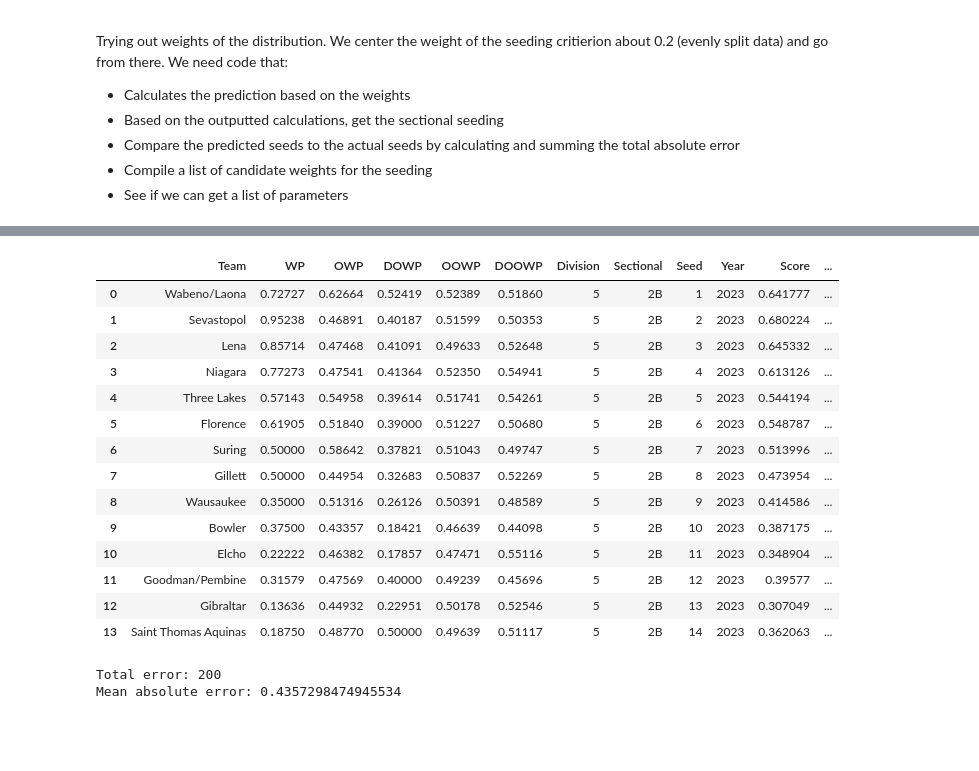
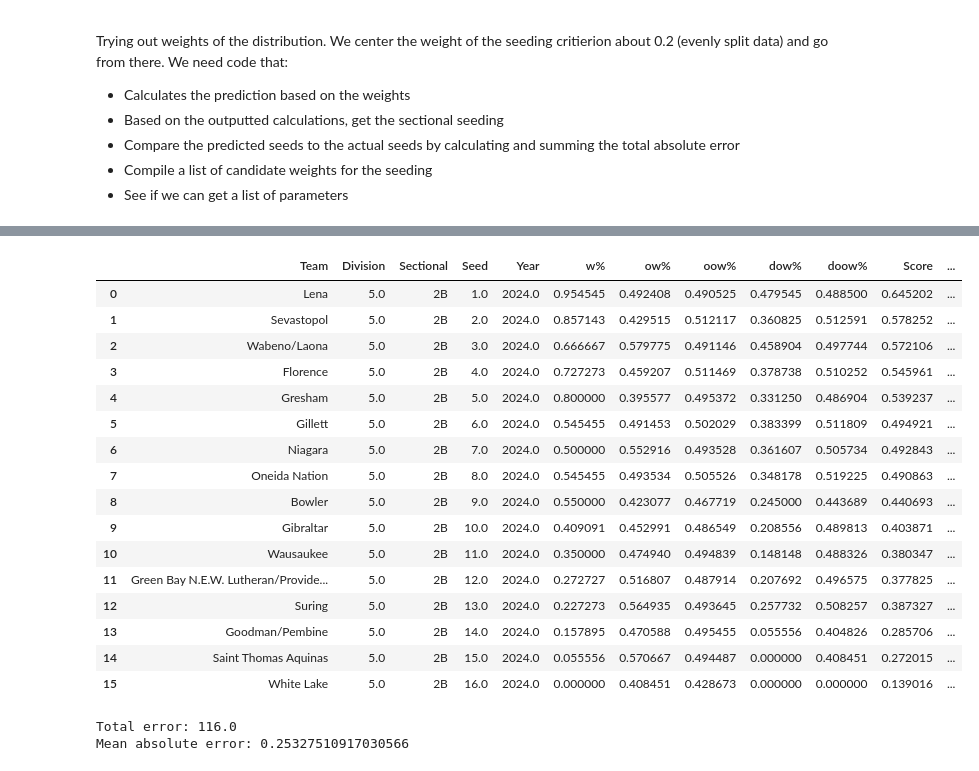
Before and after one commit to edebroux/gibraltar_basketball, a Jupyter notebook: wiaaWebscrape/seeding_models.ipynb, the cells around one changed output, grey strips where cells are left out. Cells and saved outputs as stored; diff of their text form; code cells hidden in the pictures; blank space fills up the shorter version.

```diff
--- a/wiaaWebscrape/seeding_models.ipynb
+++ b/wiaaWebscrape/seeding_models.ipynb
@@ -238,0 +79,3 @@ weights = np.random.dirichlet(np.array([0.45, 0.40, 0.05, 0.05, 0.05]), size=100
+# %%
+wiaa24_so = wiaa24[wiaa24["Seed"].isnull() == False].reset_index(drop=True)
+wiaa24_so.head(10)
@@ -239,3 +230,5 @@ weights = np.random.dirichlet(np.array([0.45, 0.40, 0.05, 0.05, 0.05]), size=100
+# %%
+weights = np.random.dirichlet(np.array([0.2, 0.2, 0.2, 0.2, 0.2]), size=100000)
 # %%
 weights_df = pd.DataFrame(weights).rename(columns={
     0: "w1",
@@ -269,3 +262,9 @@ Trying out weights of the distribution. We center the weight of the seeding crit
 - Compare the predicted seeds to the actual seeds by calculating and summing the total absolute error
 - Compile a list of candidate weights for the seeding
 - See if we can get a list of parameters
+# %%
+# Create a few empty columns with the predictions
+wiaa24_so["Score"] = [None] * len(wiaa24_so)
+wiaa24_so["Predicted_Seed"] = [None] * len(wiaa24_so)
+wiaa24_so["Error"] = [None] * len(wiaa24_so)
+wiaa24_so.head()
@@ -333,18 +363,18 @@ array([0.4742103 , 0.3708994 , 0.05149644, 0.05971157, 0.04368229])
 # %%
-for j in range(len(data_2223)):
+for j in range(len(wiaa24_so)):
     # Calculate the predictions
-    data_2223.at[j, "Score"] = weights_df.at[0, "w1"] * data_2223.at[j, "WP"] +\
-                               weights_df.at[0, "w2"] * data_2223.at[j, "OWP"] +\
-                               weights_df.at[0, "w3"] * data_2223.at[j, "DOWP"] +\
-                               weights_df.at[0, "w4"] * data_2223.at[j, "OOWP"] +\
-                               weights_df.at[0, "w5"] * data_2223.at[j, "DOOWP"]
+    wiaa24_so.at[j, "Score"] = weights_df.at[0, "w1"] * wiaa24_so.at[j, "w%"] +\
+                               weights_df.at[0, "w2"] * wiaa24_so.at[j, "ow%"] +\
+                               weights_df.at[0, "w3"] * wiaa24_so.at[j, "dow%"] +\
+                               weights_df.at[0, "w4"] * wiaa24_so.at[j, "oow%"] +\
+                               weights_df.at[0, "w5"] * wiaa24_so.at[j, "doow%"]
 # Organize the DataFrame by Division, Sectional, and Prediction
-data_2223 = data_2223.sort_values(by=[
+wiaa24_so = wiaa24_so.sort_values(by=[
     "Division",
     "Sectional",
     "Score"
 ]).reset_index(drop=True)
 # Calculate the seeds
-data_2223["Predicted_Seed"] = data_2223.groupby(["Division", "Sectional"]).cumcount(ascending=False) + 1
-data_2223["Error"] = np.abs(data_2223["Seed"] - data_2223["Predicted_Seed"])
+wiaa24_so["Predicted_Seed"] = wiaa24_so.groupby(["Division", "Sectional"]).cumcount(ascending=False) + 1
+wiaa24_so["Error"] = np.abs(wiaa24_so["Seed"] - wiaa24_so["Predicted_Seed"])
 # %%
@@ -380,19 +409,21 @@ data_2223[(data_2223["Division"] == 5) & (data_2223["Sectional"] =="2A")].sort_v
 # %%
-data_2223[(data_2223["Division"] == 5) & (data_2223["Sectional"] =="2B")].sort_values(by="Seed").reset_index(drop=True)
+wiaa24_so[(wiaa24_so["Division"] == 5) & (wiaa24_so["Sectional"] =="2B")].sort_values(by="Seed").reset_index(drop=True)
 # %% [output]
-|  | Team | WP | OWP | DOWP | OOWP | DOOWP | Division | Sectional | Seed | Year | Score | ... |
-| 0 | Wabeno/Laona | 0.72727 | 0.62664 | 0.52419 | 0.52389 | 0.51860 | 5 | 2B | 1 | 2023 | 0.641777 | ... |
-| 1 | Sevastopol | 0.95238 | 0.46891 | 0.40187 | 0.51599 | 0.50353 | 5 | 2B | 2 | 2023 | 0.680224 | ... |
-| 2 | Lena | 0.85714 | 0.47468 | 0.41091 | 0.49633 | 0.52648 | 5 | 2B | 3 | 2023 | 0.645332 | ... |
-| 3 | Niagara | 0.77273 | 0.47541 | 0.41364 | 0.52350 | 0.54941 | 5 | 2B | 4 | 2023 | 0.613126 | ... |
-| 4 | Three Lakes | 0.57143 | 0.54958 | 0.39614 | 0.51741 | 0.54261 | 5 | 2B | 5 | 2023 | 0.544194 | ... |
-| 5 | Florence | 0.61905 | 0.51840 | 0.39000 | 0.51227 | 0.50680 | 5 | 2B | 6 | 2023 | 0.548787 | ... |
-| 6 | Suring | 0.50000 | 0.58642 | 0.37821 | 0.51043 | 0.49747 | 5 | 2B | 7 | 2023 | 0.513996 | ... |
-| 7 | Gillett | 0.50000 | 0.44954 | 0.32683 | 0.50837 | 0.52269 | 5 | 2B | 8 | 2023 | 0.473954 | ... |
-| 8 | Wausaukee | 0.35000 | 0.51316 | 0.26126 | 0.50391 | 0.48589 | 5 | 2B | 9 | 2023 | 0.414586 | ... |
-| 9 | Bowler | 0.37500 | 0.43357 | 0.18421 | 0.46639 | 0.44098 | 5 | 2B | 10 | 2023 | 0.387175 | ... |
-| 10 | Elcho | 0.22222 | 0.46382 | 0.17857 | 0.47471 | 0.55116 | 5 | 2B | 11 | 2023 | 0.348904 | ... |
-| 11 | Goodman/Pembine | 0.31579 | 0.47569 | 0.40000 | 0.49239 | 0.45696 | 5 | 2B | 12 | 2023 | 0.39577 | ... |
-| 12 | Gibraltar | 0.13636 | 0.44932 | 0.22951 | 0.50178 | 0.52546 | 5 | 2B | 13 | 2023 | 0.307049 | ... |
-| 13 | Saint Thomas Aquinas | 0.18750 | 0.48770 | 0.50000 | 0.49639 | 0.51117 | 5 | 2B | 14 | 2023 | 0.362063 | ... |
+|  | Team | Division | Sectional | Seed | Year | w% | ow% | oow% | dow% | doow% | Score | ... |
+| 0 | Lena | 5.0 | 2B | 1.0 | 2024.0 | 0.954545 | 0.492408 | 0.490525 | 0.479545 | 0.488500 | 0.645202 | ... |
+| 1 | Sevastopol | 5.0 | 2B | 2.0 | 2024.0 | 0.857143 | 0.429515 | 0.512117 | 0.360825 | 0.512591 | 0.578252 | ... |
+| 2 | Wabeno/Laona | 5.0 | 2B | 3.0 | 2024.0 | 0.666667 | 0.579775 | 0.491146 | 0.458904 | 0.497744 | 0.572106 | ... |
+| 3 | Florence | 5.0 | 2B | 4.0 | 2024.0 | 0.727273 | 0.459207 | 0.511469 | 0.378738 | 0.510252 | 0.545961 | ... |
+| 4 | Gresham | 5.0 | 2B | 5.0 | 2024.0 | 0.800000 | 0.395577 | 0.495372 | 0.331250 | 0.486904 | 0.539237 | ... |
+| 5 | Gillett | 5.0 | 2B | 6.0 | 2024.0 | 0.545455 | 0.491453 | 0.502029 | 0.383399 | 0.511809 | 0.494921 | ... |
+| 6 | Niagara | 5.0 | 2B | 7.0 | 2024.0 | 0.500000 | 0.552916 | 0.493528 | 0.361607 | 0.505734 | 0.492843 | ... |
+| 7 | Oneida Nation | 5.0 | 2B | 8.0 | 2024.0 | 0.545455 | 0.493534 | 0.505526 | 0.348178 | 0.519225 | 0.490863 | ... |
+| 8 | Bowler | 5.0 | 2B | 9.0 | 2024.0 | 0.550000 | 0.423077 | 0.467719 | 0.245000 | 0.443689 | 0.440693 | ... |
+| 9 | Gibraltar | 5.0 | 2B | 10.0 | 2024.0 | 0.409091 | 0.452991 | 0.486549 | 0.208556 | 0.489813 | 0.403871 | ... |
+| 10 | Wausaukee | 5.0 | 2B | 11.0 | 2024.0 | 0.350000 | 0.474940 | 0.494839 | 0.148148 | 0.488326 | 0.380347 | ... |
+| 11 | Green Bay N.E.W. Lutheran/Provide... | 5.0 | 2B | 12.0 | 2024.0 | 0.272727 | 0.516807 | 0.487914 | 0.207692 | 0.496575 | 0.377825 | ... |
+| 12 | Suring | 5.0 | 2B | 13.0 | 2024.0 | 0.227273 | 0.564935 | 0.493645 | 0.257732 | 0.508257 | 0.387327 | ... |
+| 13 | Goodman/Pembine | 5.0 | 2B | 14.0 | 2024.0 | 0.157895 | 0.470588 | 0.495455 | 0.055556 | 0.404826 | 0.285706 | ... |
+| 14 | Saint Thomas Aquinas | 5.0 | 2B | 15.0 | 2024.0 | 0.055556 | 0.570667 | 0.494487 | 0.000000 | 0.408451 | 0.272015 | ... |
+| 15 | White Lake | 5.0 | 2B | 16.0 | 2024.0 | 0.000000 | 0.408451 | 0.428673 | 0.000000 | 0.000000 | 0.139016 | ... |
 # %%
@@ -415,7 +446,7 @@ data_2223["Error"] = np.abs(data_2223["Seed"] - data_2223["Predicted_Seed"])
 # %%
-print("Total error: "+str(np.sum(data_2223["Error"])))
-print("Mean absolute error: "+str(np.sum(data_2223["Error"]/len(data_2223))))
+print("Total error: "+str(np.sum(wiaa24_so["Error"])))
+print("Mean absolute error: "+str(np.sum(wiaa24_so["Error"]/len(wiaa24_so))))
 # %% [output]
-Total error: 200
-Mean absolute error: 0.4357298474945534
+Total error: 116.0
+Mean absolute error: 0.25327510917030566
 # %%
```
Also changed, not shown: parts of 66 cells of this notebook, 1 other file.
